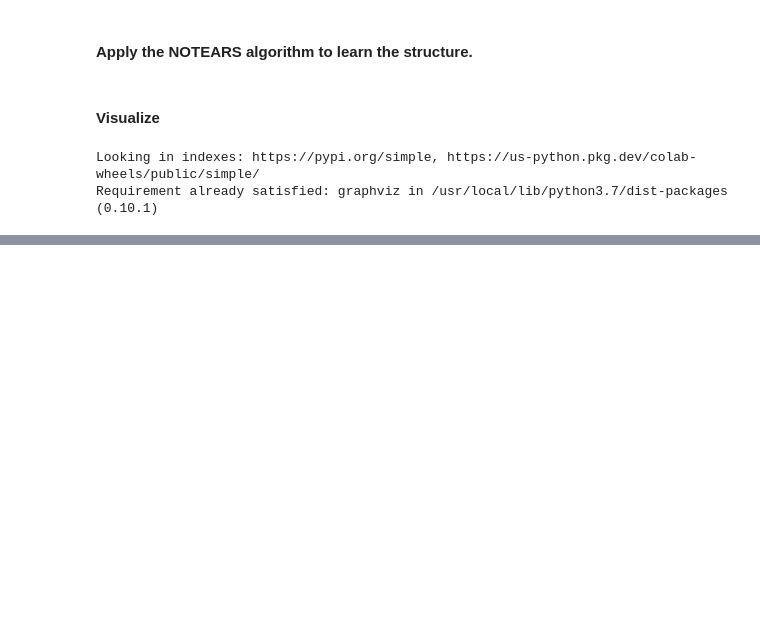
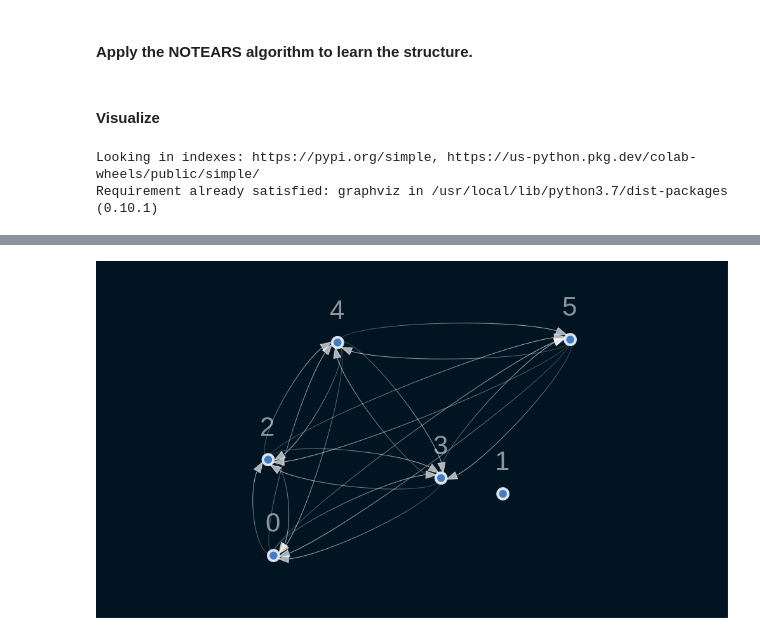
Before and after one commit to yonamg/Causal_Inference_Model, a Jupyter notebook: notebook/Causality.ipynb, the cells around one changed output, grey strips where cells are left out. Drawn from its saved outputs; the diff is of its cells as text; code cells hidden in the pictures; blank space fills up the shorter version.

Commit message:
visual plot 1

```diff
--- a/notebook/Causality.ipynb
+++ b/notebook/Causality.ipynb
@@ -237,7 +256,7 @@ viz = plot_structure(
     graph_attributes={"scale": "0.5"},
     all_node_attributes=NODE_STYLE.WEAK,
     all_edge_attributes=EDGE_STYLE.WEAK,
-
+    prog='fdp',
 )
 Image(viz.draw(format='png'))
 # %% [output]
@@ -244,0 +263 @@ Warning: ignored
+[figure, added]
```
Also changed, not shown: parts of 3 cells of this notebook.
